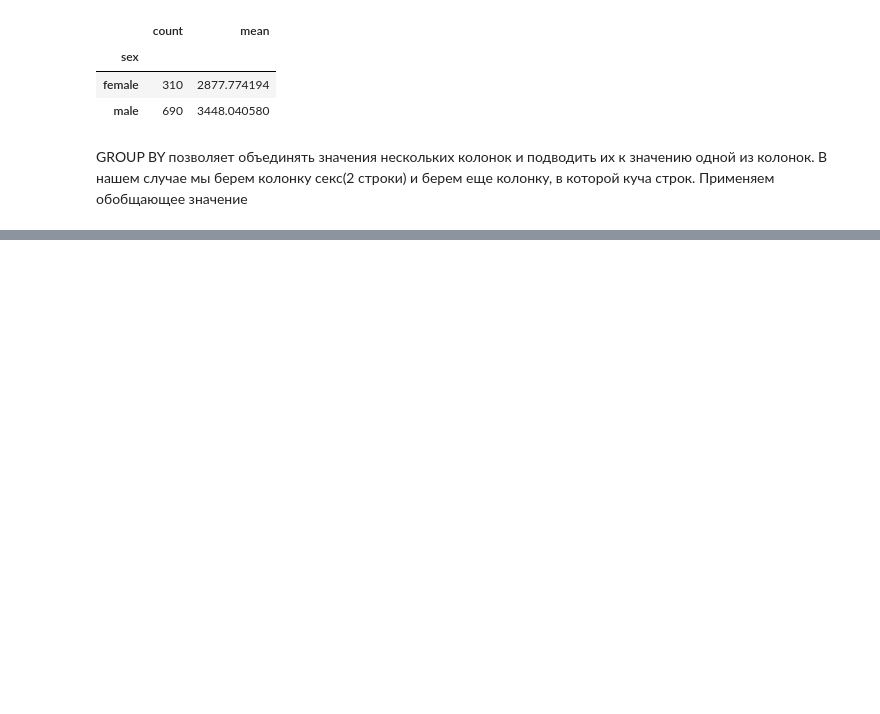
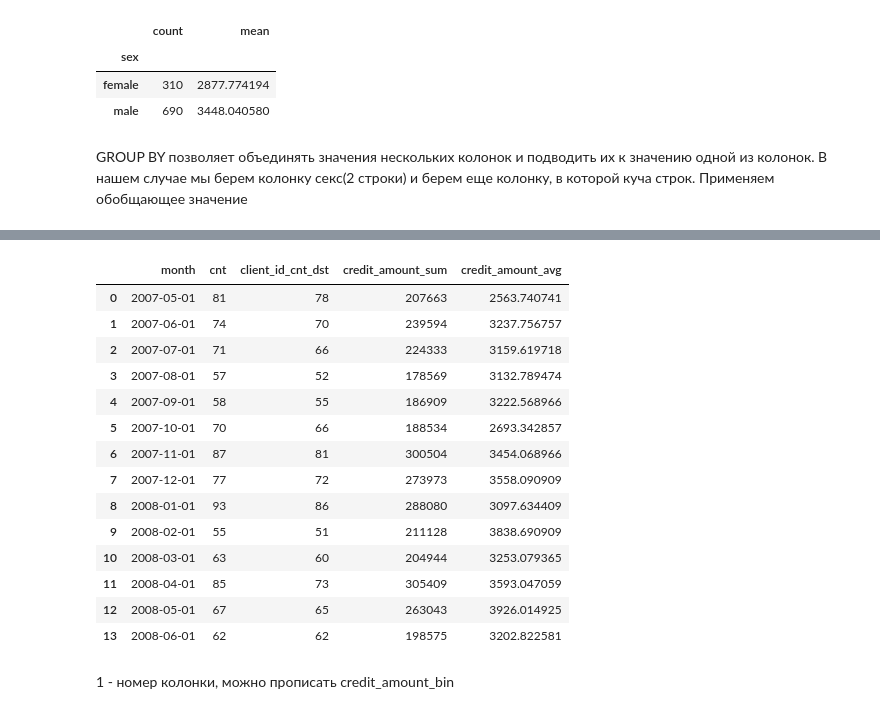
Before and after one commit to ido177/colab, a Jupyter notebook: group/group.ipynb, the cells around one changed output, grey strips where cells are left out. Drawn from its saved outputs; the diff is of its cells as text; code cells hidden in the pictures; blank space fills up the shorter version.

```diff
--- a/group/group.ipynb
+++ b/group/group.ipynb
@@ -107,0 +304,28 @@ select(sql)
+# %%
+sql = ''' select date(t.contract_dt, 'start of month') as month,
+count(*) as cnt,
+count(distinct t.client_id_2) as client_id_cnt_dst,
+sum(t.credit_amount) as credit_amount_sum,
+avg(credit_amount) as credit_amount_avg
+
+from german_credit_not_uniq t
+group by month
+order by month'''
+# %%
+select(sql)
+# %% [output]
+|  | month | cnt | client_id_cnt_dst | credit_amount_sum | credit_amount_avg |
+| 0 | 2007-05-01 | 81 | 78 | 207663 | 2563.740741 |
+| 1 | 2007-06-01 | 74 | 70 | 239594 | 3237.756757 |
+| 2 | 2007-07-01 | 71 | 66 | 224333 | 3159.619718 |
+| 3 | 2007-08-01 | 57 | 52 | 178569 | 3132.789474 |
+| 4 | 2007-09-01 | 58 | 55 | 186909 | 3222.568966 |
+| 5 | 2007-10-01 | 70 | 66 | 188534 | 2693.342857 |
+| 6 | 2007-11-01 | 87 | 81 | 300504 | 3454.068966 |
+| 7 | 2007-12-01 | 77 | 72 | 273973 | 3558.090909 |
+| 8 | 2008-01-01 | 93 | 86 | 288080 | 3097.634409 |
+| 9 | 2008-02-01 | 55 | 51 | 211128 | 3838.690909 |
+| 10 | 2008-03-01 | 63 | 60 | 204944 | 3253.079365 |
+| 11 | 2008-04-01 | 85 | 73 | 305409 | 3593.047059 |
+| 12 | 2008-05-01 | 67 | 65 | 263043 | 3926.014925 |
+| 13 | 2008-06-01 | 62 | 62 | 198575 | 3202.822581 |
@@ -107,0 +346,2 @@ select(sql)
+# %% [markdown]
+1 - номер колонки, можно прописать credit_amount_bin
```
Also changed, not shown: parts of 47 cells of this notebook.
